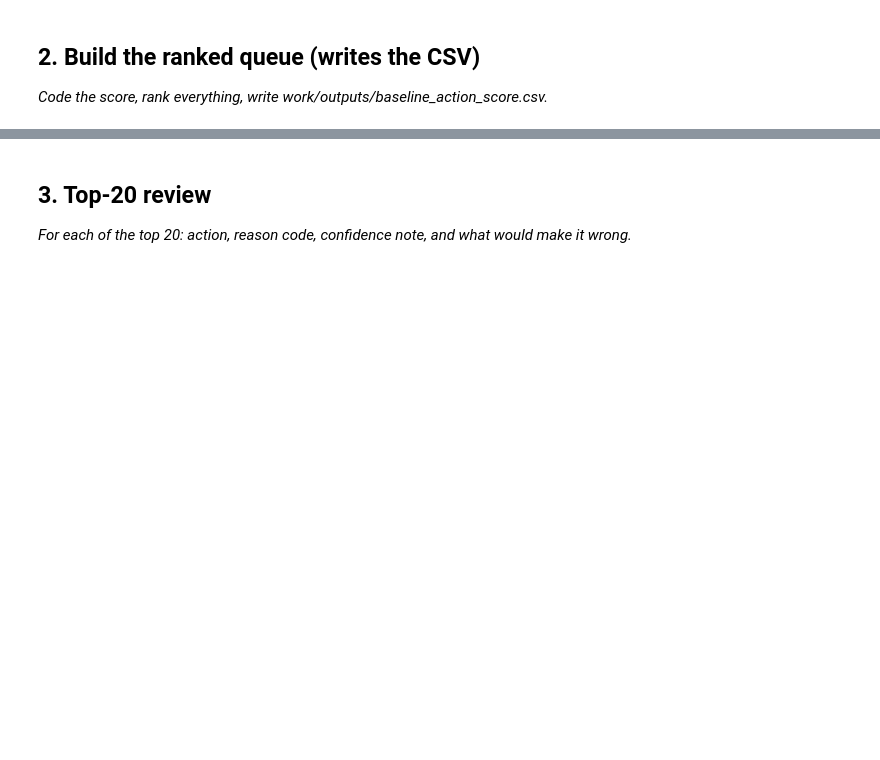
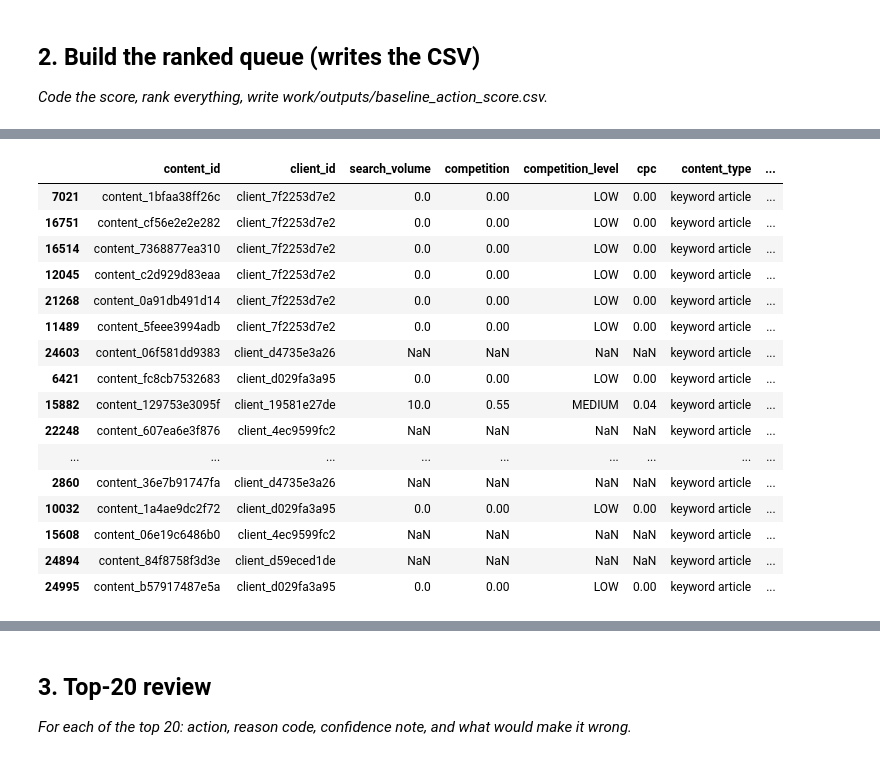
Before and after one commit to 133Haseeb/MLflyrankhaseeb, a Jupyter notebook: work/notebooks/w04_baseline_score.ipynb, the cells around one changed output, grey strips where cells are left out. Cells and saved outputs as stored; diff of their text form; code cells hidden in the pictures; blank space fills up the shorter version.

```diff
--- a/work/notebooks/w04_baseline_score.ipynb
+++ b/work/notebooks/w04_baseline_score.ipynb
@@ -16,0 +45,72 @@ This skeleton is yours to fill. Work the sections **in order** — each one has
+# %%
+import pandas as pd
+import os
+
+# Load dataset
+df = pd.read_csv("flyrank-ml-internship-starter/data/raw/content_refresh_anonymized.csv")
+
+# -----------------------
+# Hand-written Rule
+# -----------------------
+
+score = (
+    (df["days_since_last_update"] > 180).astype(int)*40 +
+    (df["ctr"] < 0.50).astype(int)*30 +
+    (df["impressions_90d"] > 5000).astype(int)*30
+)
+
+df["baseline_score"] = score
+
+# -----------------------
+# Reason Code
+# -----------------------
+
+def reason(row):
+
+    reasons=[]
+
+    if row["days_since_last_update"]>180:
+        reasons.append("STALE_CONTENT")
+
+    if row["ctr"]<0.50:
+        reasons.append("LOW_CTR")
+
+    if row["impressions_90d"]>5000:
+        reasons.append("HIGH_IMPRESSIONS")
+
+    if len(reasons)==3:
+        return "REFRESH_FIRST | STALE_CONTENT + LOW_CTR + HIGH_IMPRESSIONS"
+
+    return ", ".join(reasons)
+
+df["reason_code"]=df.apply(reason,axis=1)
+
+# -----------------------
+# Action
+# -----------------------
+
+df["action"]=df["baseline_score"].apply(
+    lambda x:"Refresh Page" if x>=70 else "Monitor"
+)
+
+# -----------------------
+# Rank
+# -----------------------
+
+ranked=df.sort_values("baseline_score",ascending=False)
+
+# -----------------------
+# Save CSV
+# -----------------------
+
+os.makedirs("work/outputs",exist_ok=True)
+
+ranked.to_csv(
+    "work/outputs/baseline_action_score.csv",
+    index=False
+)
+
+print("CSV saved successfully!")
+
+ranked.head(20)
+# %% [output]
@@ -16,0 +118,17 @@ This skeleton is yours to fill. Work the sections **in order** — each one has
+|  | content_id | client_id | search_volume | competition | competition_level | cpc | content_type | ... |
+| 7021 | content_1bfaa38ff26c | client_7f2253d7e2 | 0.0 | 0.00 | LOW | 0.00 | keyword article | ... |
+| 16751 | content_cf56e2e2e282 | client_7f2253d7e2 | 0.0 | 0.00 | LOW | 0.00 | keyword article | ... |
+| 16514 | content_7368877ea310 | client_7f2253d7e2 | 0.0 | 0.00 | LOW | 0.00 | keyword article | ... |
+| 12045 | content_c2d929d83eaa | client_7f2253d7e2 | 0.0 | 0.00 | LOW | 0.00 | keyword article | ... |
+| 21268 | content_0a91db491d14 | client_7f2253d7e2 | 0.0 | 0.00 | LOW | 0.00 | keyword article | ... |
+| 11489 | content_5feee3994adb | client_7f2253d7e2 | 0.0 | 0.00 | LOW | 0.00 | keyword article | ... |
+| 24603 | content_06f581dd9383 | client_d4735e3a26 | NaN | NaN | NaN | NaN | keyword article | ... |
+| 6421 | content_fc8cb7532683 | client_d029fa3a95 | 0.0 | 0.00 | LOW | 0.00 | keyword article | ... |
+| 15882 | content_129753e3095f | client_19581e27de | 10.0 | 0.55 | MEDIUM | 0.04 | keyword article | ... |
+| 22248 | content_607ea6e3f876 | client_4ec9599fc2 | NaN | NaN | NaN | NaN | keyword article | ... |
+| ... | ... | ... | ... | ... | ... | ... | ... | ... |
+| 2860 | content_36e7b91747fa | client_d4735e3a26 | NaN | NaN | NaN | NaN | keyword article | ... |
+| 10032 | content_1a4ae9dc2f72 | client_d029fa3a95 | 0.0 | 0.00 | LOW | 0.00 | keyword article | ... |
+| 15608 | content_06e19c6486b0 | client_4ec9599fc2 | NaN | NaN | NaN | NaN | keyword article | ... |
+| 24894 | content_84f8758f3d3e | client_d59eced1de | NaN | NaN | NaN | NaN | keyword article | ... |
+| 24995 | content_b57917487e5a | client_d029fa3a95 | 0.0 | 0.00 | LOW | 0.00 | keyword article | ... |
```
Also changed, not shown: parts of 7 cells of this notebook.
